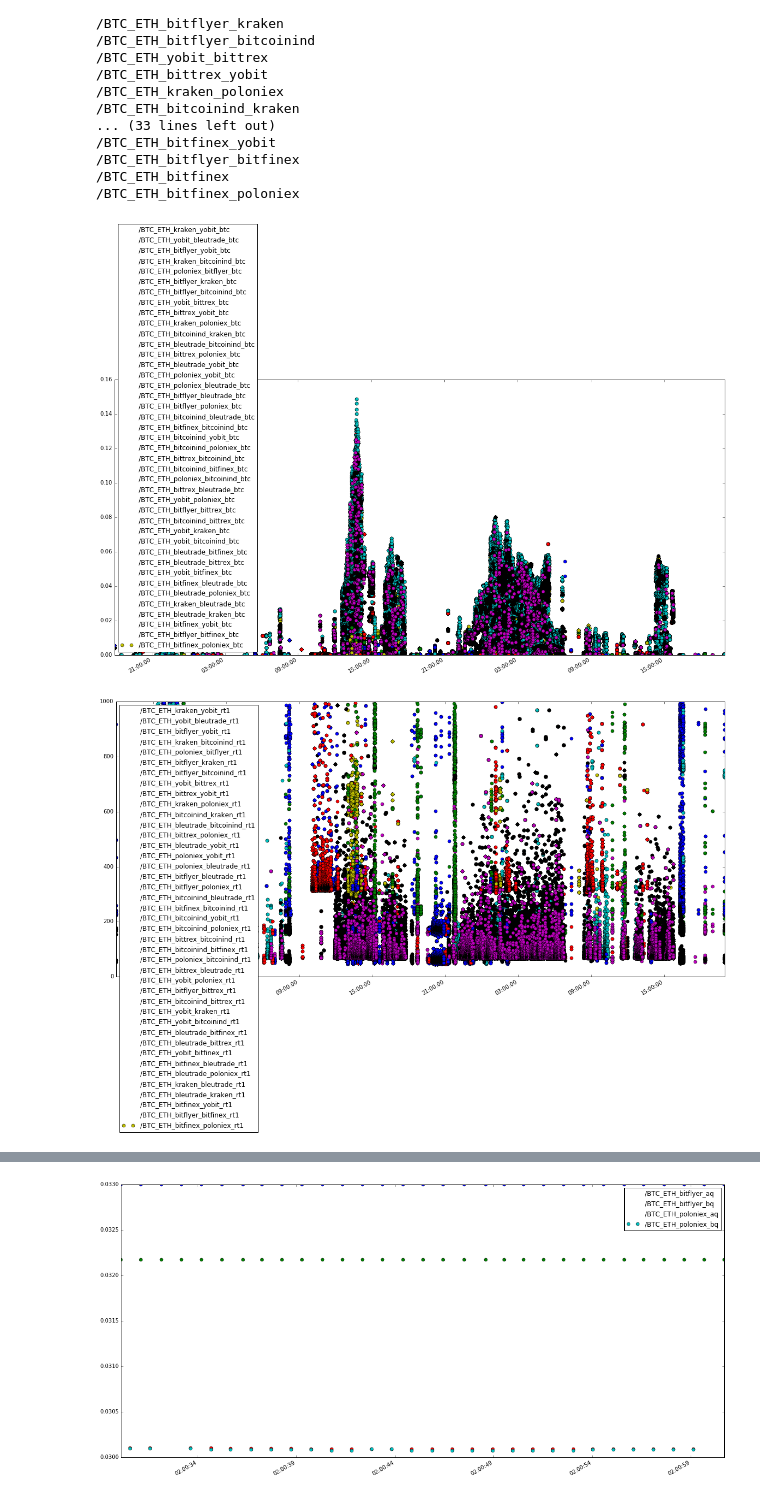
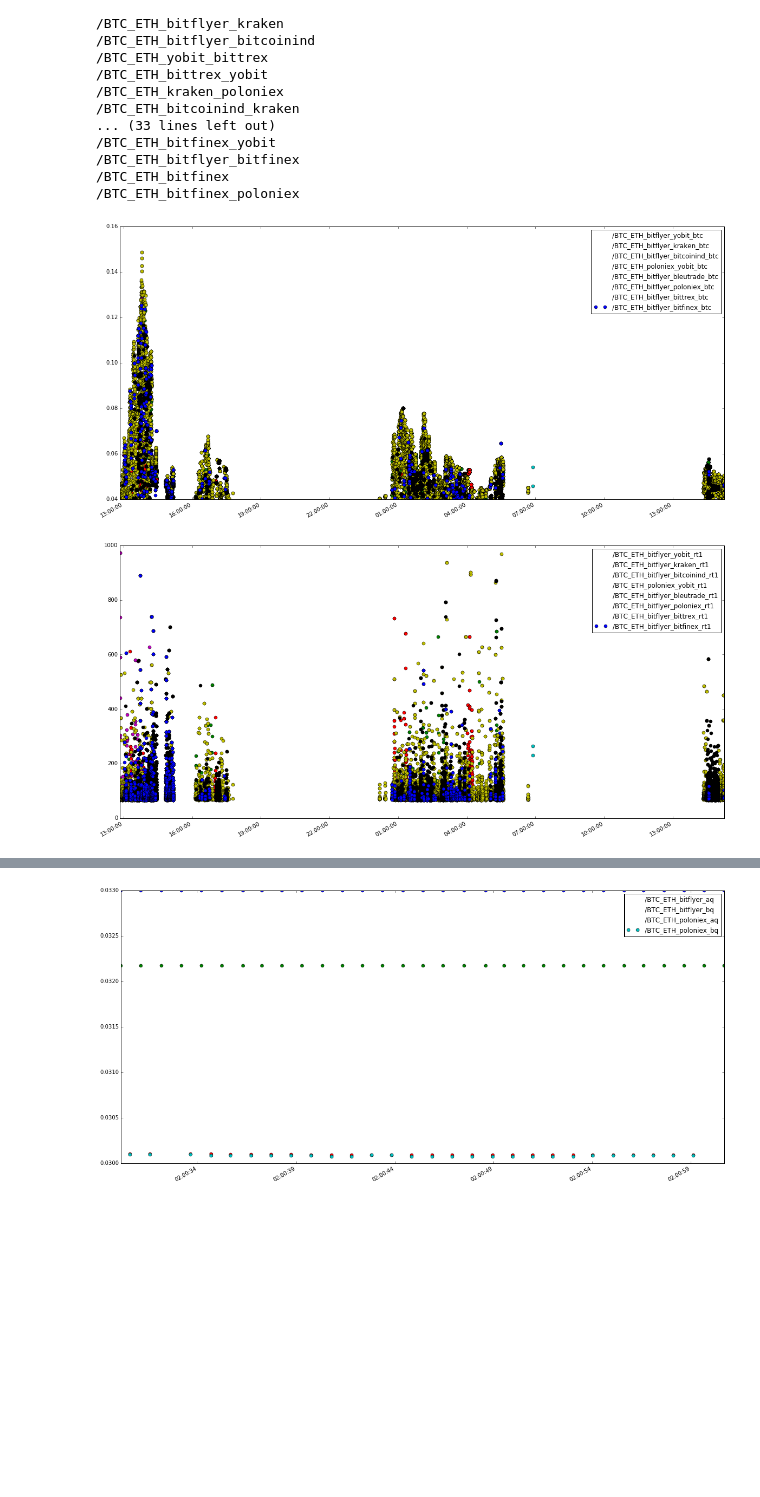
Before and after one commit to portfolioscout/tf, a Jupyter notebook: nb/deptharb.ipynb, the cells around one changed output, grey strips where cells are left out. Saved outputs shown, nothing was run; the diff lists cells and outputs as text; code cells hidden in the pictures; blank space fills up the shorter version.

```diff
--- a/nb/deptharb.ipynb
+++ b/nb/deptharb.ipynb
@@ -114,7 +114,7 @@ for d in dfs:
 # %%
 figsize=(20, 10)
 
-def plotTrades(pair='/BTC_ETH',exchanges=[],dtFrom=None,dtTo=None,rtLim=300.0):
+def plotTrades(pair='/BTC_ETH',exchanges=[],dtFrom=None,dtTo=None,rtLim=300.0,btcLim=0.0):
     #from :'2016-05-14 02:00:00'
     #to '2016-05-14 02:12:00'
     dfs=getDataFrames(h5)
@@ -142,15 +142,23 @@ def plotTrades(pair='/BTC_ETH',exchanges=[],dtFrom=None,dtTo=None,rtLim=300.0):
         prof=df['profit'].loc[dtFrom:dtTo]
         bal=df['balanceBtc'].loc[dtFrom:dtTo]
         btc=(prof-1.0)*(1-bal)
+
         #q1=df['q1'].loc[dtFrom:dtTo]
         #q2=df['q2'].loc[dtFrom:dtTo]
         rt1=df['rt1'].loc[dtFrom:dtTo]
         rt2=df['rt2'].loc[dtFrom:dtTo]
         nt=df['numTrades'].loc[dtFrom:dtTo]
 
+        prof=prof[btc>btcLim]
+        bal=bal[btc>btcLim]
+        btc1=btc[btc>btcLim]
+        rt1=rt1[btc>btcLim]
+        rt2=rt2[btc>btcLim]
+        nt=nt[btc>btcLim]
 
-        if len(btc) > 0:
-            btc.plot(ax=axs1,figsize=figsize,label=n+'_btc',legend=True,marker='o',ls='')
+
+        if len(btc1) > 0:
+            btc1.plot(ax=axs1,figsize=figsize,label=n+'_btc',legend=True,marker='o',ls='')
             #q1.plot(ax=axs2,figsize=figsize,label=n+'_q1',legend=True,marker='o',ls='')
             #q2.plot(ax=axs2,figsize=figsize,label=n+'_q2',legend=True,marker='o',ls='')
             rt1.plot(ax=axs2,figsize=figsize,label=n+'_rt1',legend=True,marker='o',ls='')
@@ -162,7 +170,7 @@ def plotTrades(pair='/BTC_ETH',exchanges=[],dtFrom=None,dtTo=None,rtLim=300.0):
 #plotTrades(exchanges=['kraken'],dtFrom='2016-05-14 04:20:25')
 #plotTrades(exchanges=['poloniex'],dtFrom='2016-05-15 19:11:00',dtTo='2016-05-15 19:41:00')
 # %%
-plotTrades(rtLim=1000,exchanges=[])
+plotTrades(rtLim=1000,exchanges=[],btcLim=0.04)
 # %% [output]
-[figure, old version]
+[figure, new version]
-[figure, old version]
+[figure, new version]
```
Also changed, not shown: parts of 1 cell of this notebook.
